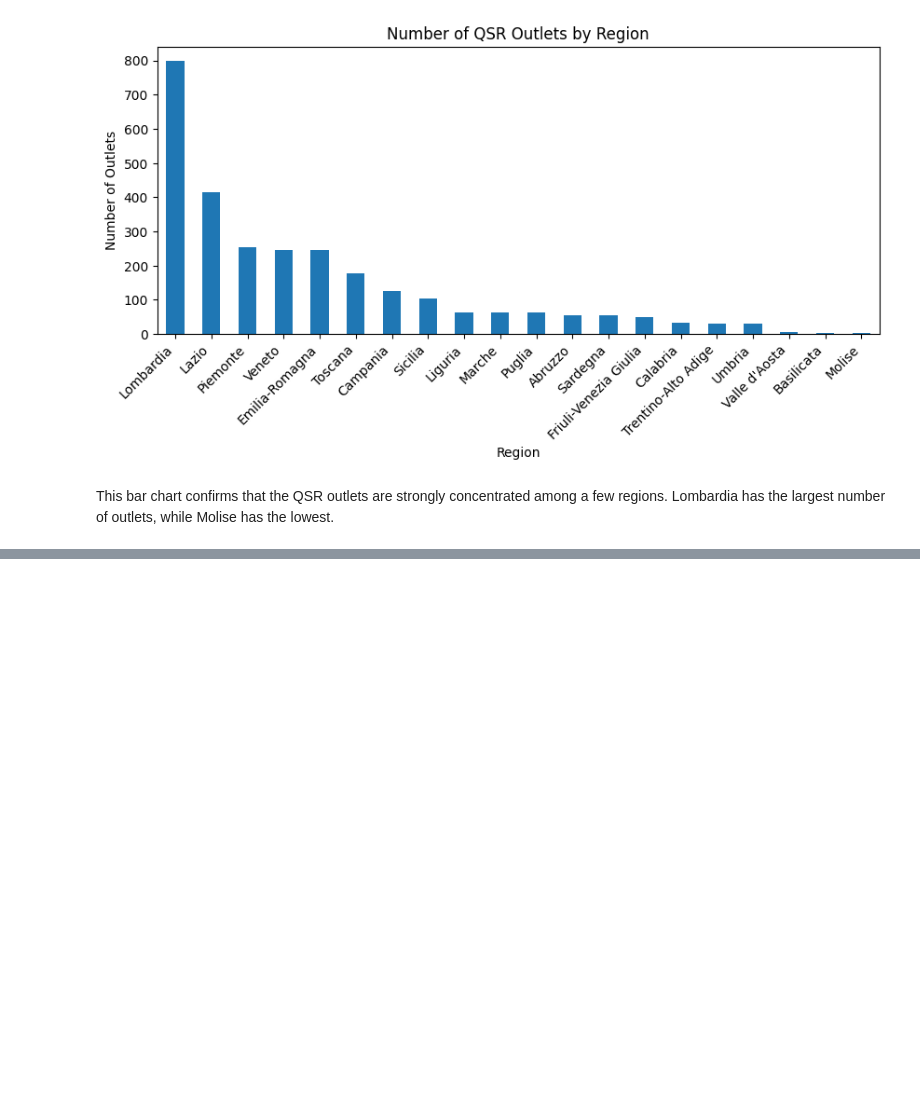
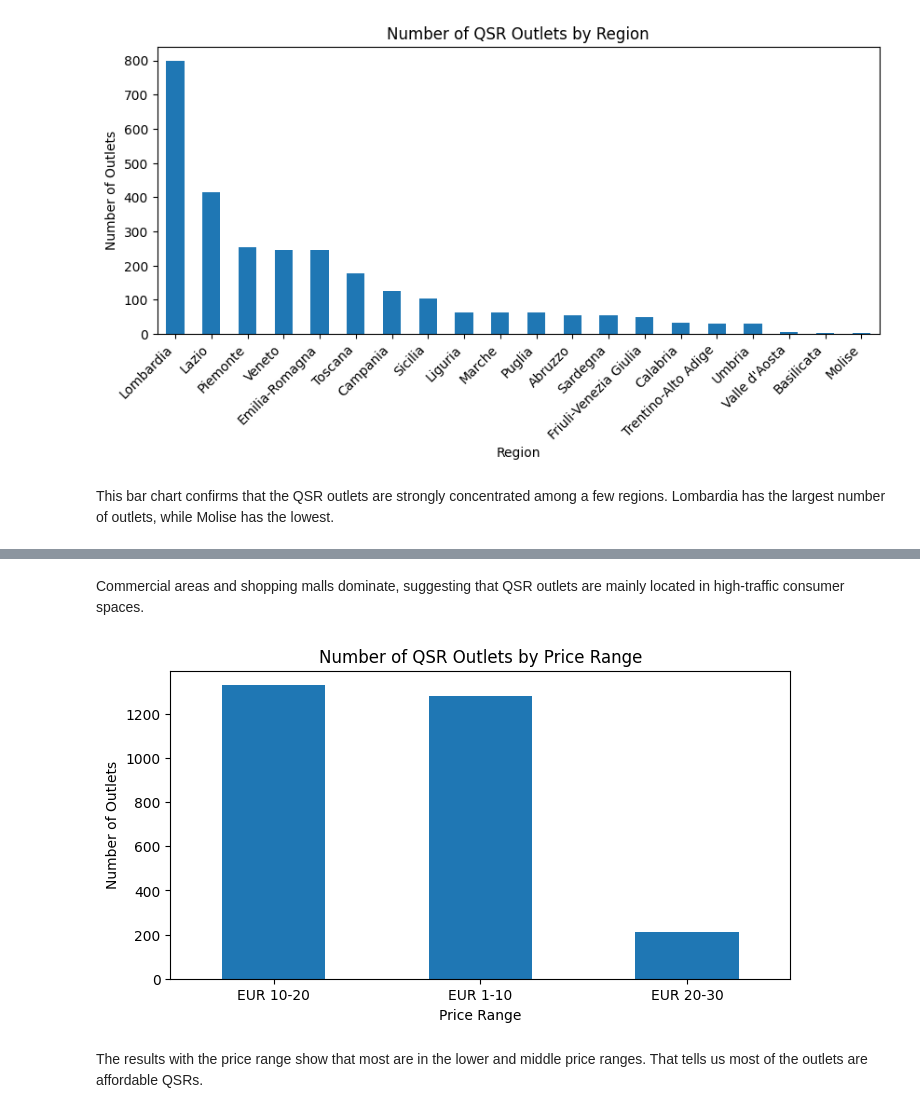
Before and after one commit to mike10nn/QSR_Analysis, a Jupyter notebook: summary_visualization.ipynb, the cells around one changed output, grey strips where cells are left out. Saved outputs shown, nothing was run; the diff lists cells and outputs as text; code cells hidden in the pictures; blank space fills up the shorter version.

```diff
--- a/summary_visualization.ipynb
+++ b/summary_visualization.ipynb
@@ -33,0 +46,16 @@ This bar chart confirms that the QSR outlets are strongly concentrated among a f
+# %% [markdown]
+Commercial areas and shopping malls dominate, suggesting that QSR outlets are mainly located in high-traffic consumer spaces.
+# %%
+# Bar chart of outlets by cleaned price range
+
+outlets["Price_Range_Cleaned"].value_counts().plot(kind="bar", figsize=(8, 4))
+
+plt.title("Number of QSR Outlets by Price Range")
+plt.xlabel("Price Range")
+plt.ylabel("Number of Outlets")
+plt.xticks(rotation=0)
+plt.show()
+# %% [output]
+[figure, added]
+# %% [markdown]
+The results with the price range show that most are in the lower and middle price ranges. That tells us most of the outlets are affordable QSRs.
```
Also changed, not shown: parts of 1 cell of this notebook, 1 other file.
